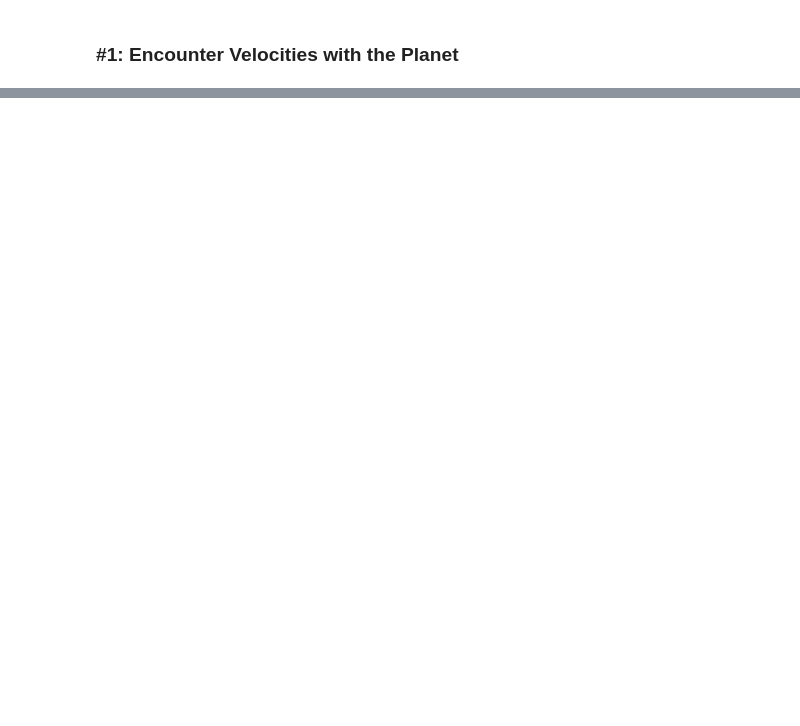
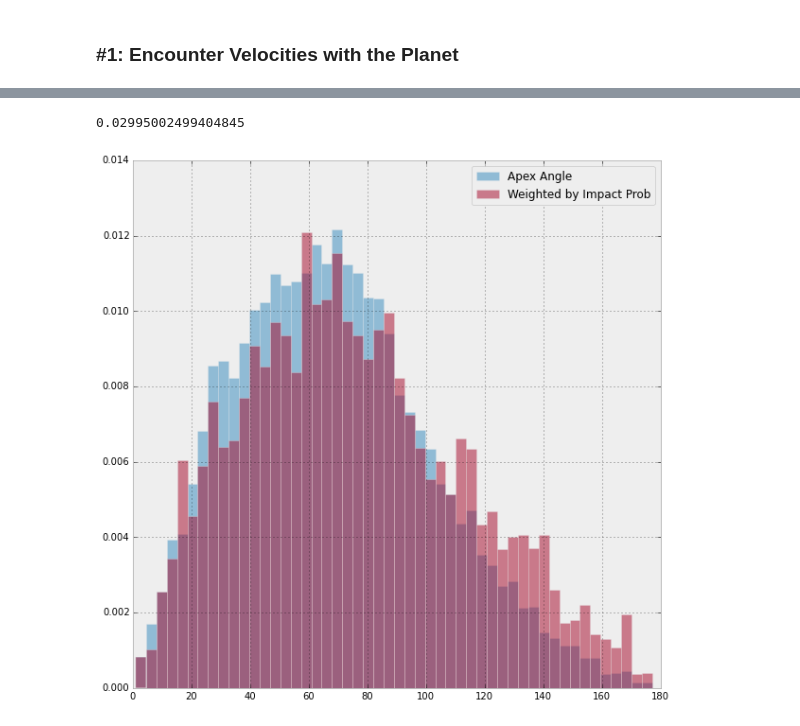
Before and after one commit to bgd88/cratering_asymmetry, a Jupyter notebook: distribution_models_bare.ipynb, the cells around one changed output, grey strips where cells are left out. Cells and saved outputs as stored; diff of their text form; code cells hidden in the pictures; blank space fills up the shorter version.

```diff
--- a/distribution_models_bare.ipynb
+++ b/distribution_models_bare.ipynb
@@ -107,3 +132,9 @@ NameError: name 'x3' is not defined
+# %%
+num = 10000
+b = np.empty((num,1))
+p = np.empty_like(b)
+for ii in np.arange(num):
+    b[ii], p[ii] = impact_event(x1.random(),x2.random(),x3.random(),x4.random(),x5.random(),vp=vp,v_orb=v_orb[moon])
 # %%
 mtest = pm.Model([x1,x2,x3,x4,x5,impact_event])
 # %%
@@ -116,0 +148,12 @@ Vinf_samples = mcmc.trace('impact_event')[:]
+# %%
+Uz_eval(0.1,0.1,0.1)
+# %% [output]
+0.02995002499404845
+# %%
+fig = plt.figure(figsize=(10,10))
+h1, bins, patches = plt.hist(b*180/np.pi,50,normed=True,alpha=0.5,label='Apex Angle')
+h2, bins, patches = plt.hist(b*180/np.pi,50,weights=p,normed=True,alpha=0.5,label='Weighted by Impact Prob')
+plt.legend(loc='upper right')
+plt.show()
+# %% [output]
+[figure, added]
```
Also changed, not shown: parts of 11 cells of this notebook, 2 other files.
